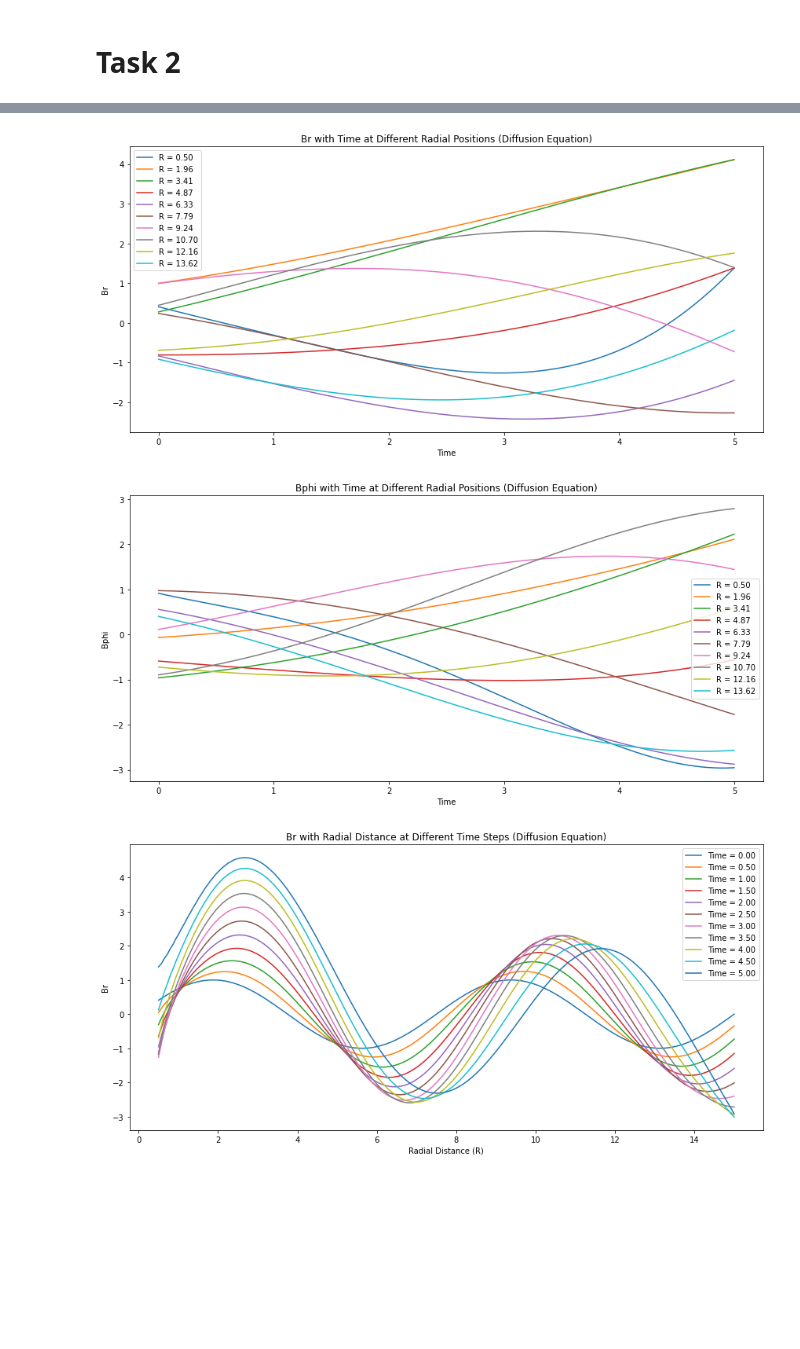
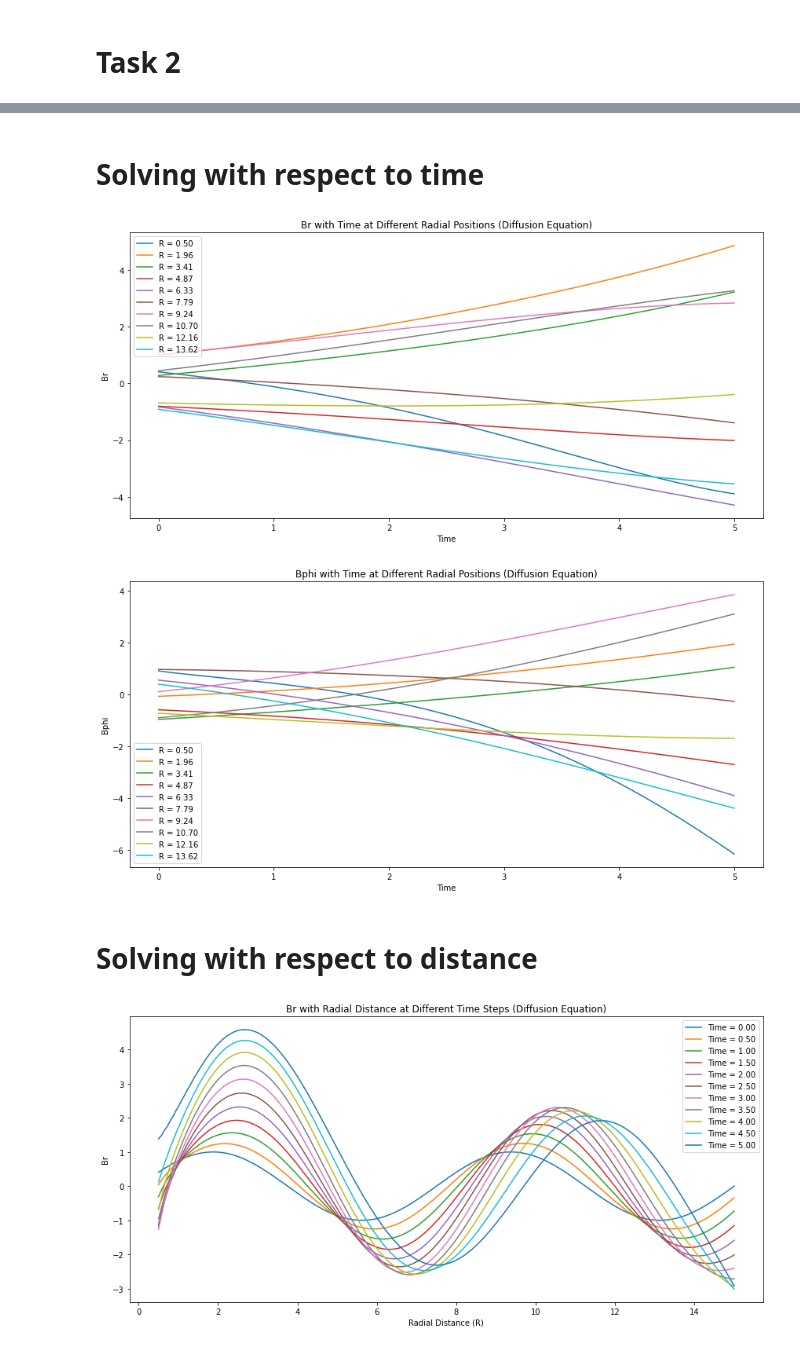
Before and after one commit to Ritabik/Galactic_Dynamo, a Jupyter notebook: Task 2.ipynb, the cells around one changed output, grey strips where cells are left out. Cells and saved outputs as stored; diff of their text form; code cells hidden in the pictures; blank space fills up the shorter version.

```diff
--- a/Task 2.ipynb
+++ b/Task 2.ipynb
@@ -3,3 +5,5 @@
+# %% [markdown]
+# Solving with respect to time
 # %%
 import numpy as np
 import matplotlib.pyplot as plt
@@ -25,7 +29,7 @@ Bphi = np.cos(4 * np.pi * R / R_max)
 #Br = np.random.rand(Nr)
 # Function to compute the radial Laplacian of B
 def compute_laplacian_Br(R,Br,Bphi):
-    alpha = 1
+    alpha = 0.5
     return eta_t*(np.gradient((1/R)*np.gradient(R*Br, dr), dr) + ((np.pi)**2)*Br/(4*h**2)) -(2*alpha*Bphi/np.pi)
 
 def compute_laplacian_Bphi(R,Br,Bphi):
@@ -58,35 +62,37 @@ def runge_kutta_step(R,Br,Bphi, dt):
 evolution_Br = np.zeros((Nt + 1, Nr))
 evolution_Bphi = np.zeros((Nt + 1, Nr))
 
 # Time-stepping scheme using Runge-Kutta
 for t in range(Nt + 1):
     evolution_Br[t, :] = np.copy(Br)
     evolution_Bphi[t, :] = np.copy(Bphi)
     Br, Bphi = runge_kutta_step(R,Br, Bphi, dt)
 
 # Plot the magnetic field components Br and Bphi with time at different radial positions
 plt.figure(figsize=(12, 6))
 for i in range(0, Nr, Nr // 10):  # Plot every 10th radial position
     plt.plot(np.linspace(0, T, Nt + 1), evolution_Br[:, i], label=f'R = {R[i]:.2f}')
 plt.xlabel('Time')
 plt.ylabel('Br')
 plt.title('Br with Time at Different Radial Positions (Diffusion Equation)')
 plt.legend()
 plt.tight_layout()
 plt.show()
 
 plt.figure(figsize=(12, 6))
 for i in range(0, Nr, Nr // 10):  # Plot every 10th radial position
     plt.plot(np.linspace(0, T, Nt + 1), evolution_Bphi[:, i], label=f'R = {R[i]:.2f}')
 plt.xlabel('Time')
 plt.ylabel('Bphi')
 plt.title('Bphi with Time at Different Radial Positions (Diffusion Equation)')
 plt.legend()
 plt.tight_layout()
 plt.show()
 # %% [output]
-[figure, old version]
+[figure, new version]
-[figure, old version]
+[figure, new version]
+# %% [markdown]
+# Solving with respect to distance
 # %%
 import numpy as np
 import matplotlib.pyplot as plt
```
Also changed, not shown: parts of 6 cells of this notebook.
